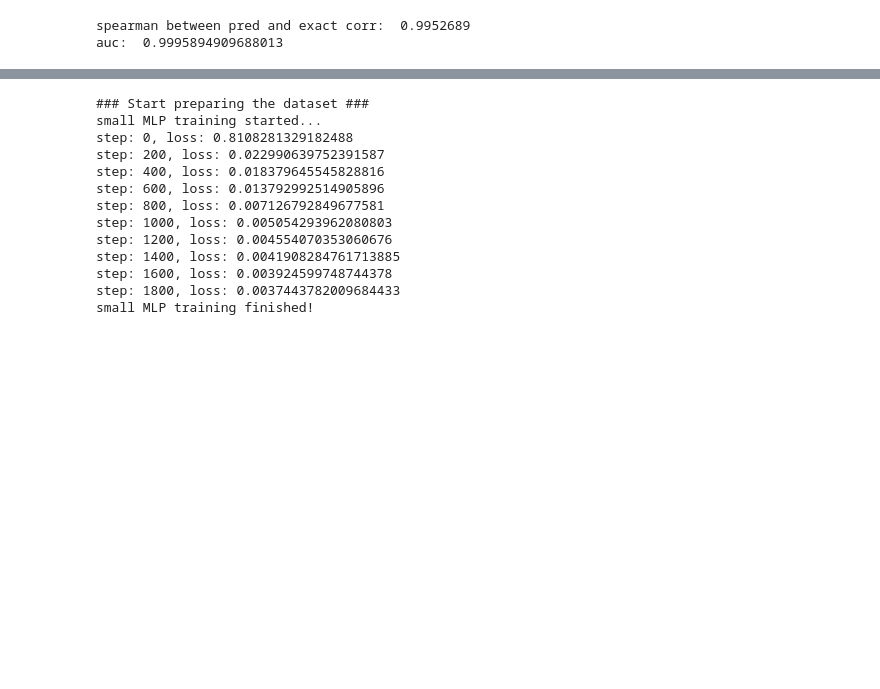
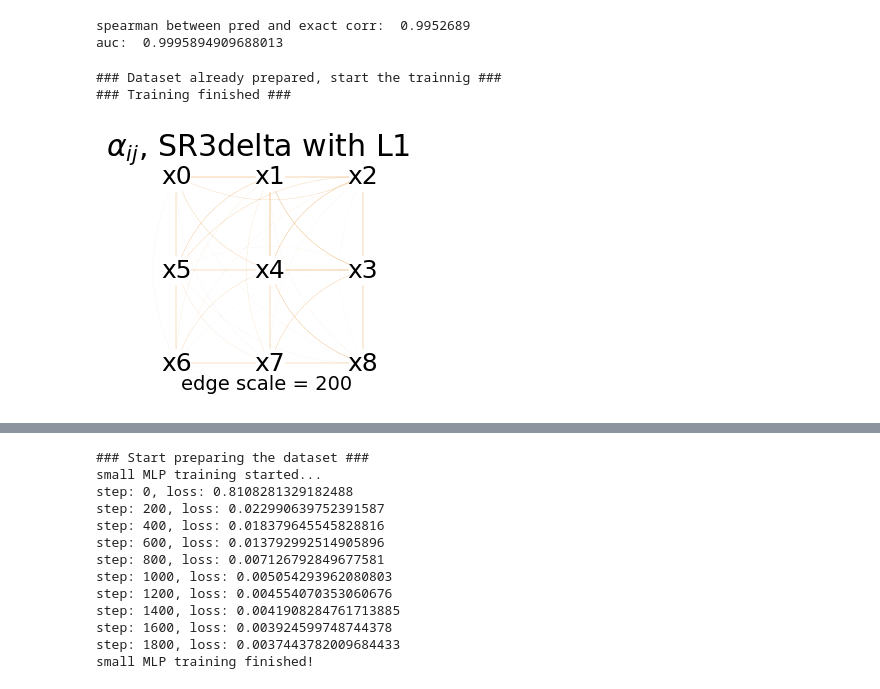
Before and after one commit to qic-ibk/qdisc, a Jupyter notebook: nbs/tutorials/J1J2_tuto2_SR.ipynb, the cells around one changed output, grey strips where cells are left out. Drawn from its saved outputs; the diff is of its cells as text; code cells hidden in the pictures; blank space fills up the shorter version.

```diff
--- a/nbs/tutorials/J1J2_tuto2_SR.ipynb
+++ b/nbs/tutorials/J1J2_tuto2_SR.ipynb
@@ -348,3 +320,13 @@ small MLP training finished!
 [figure]
 spearman between pred and exact corr:  0.9952689
 auc:  0.9995894909688013
+# %%
+# with L1 reg #
+res = mySR.train(key, dataset_size=2000, L1_reg=0.001, print_min_results=False)
+
+mySR.plot_alpha(topology=topology, edge_scale=200, name='SR3delta with L1')
+all_alpha_neel['SR3delta_L1'] = mySR.model.alpha
+# %% [output]
+### Dataset already prepared, start the trainnig ###
+### Training finished ###
+[figure, added]
```
Also changed, not shown: parts of 58 cells of this notebook, 22 other files.
